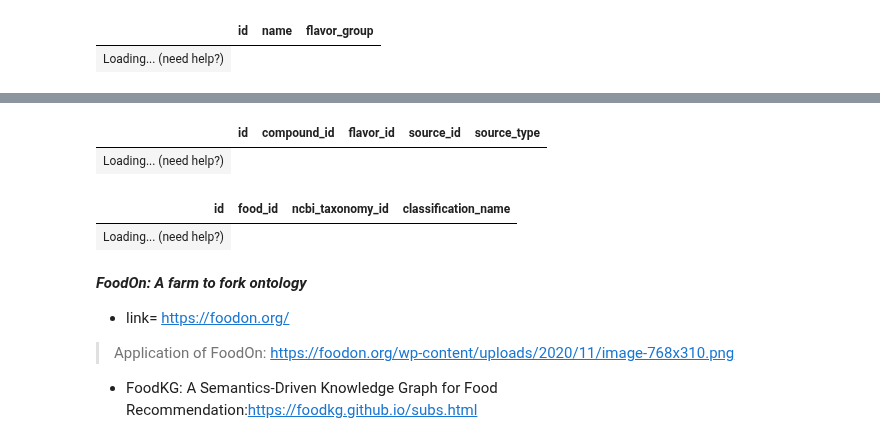
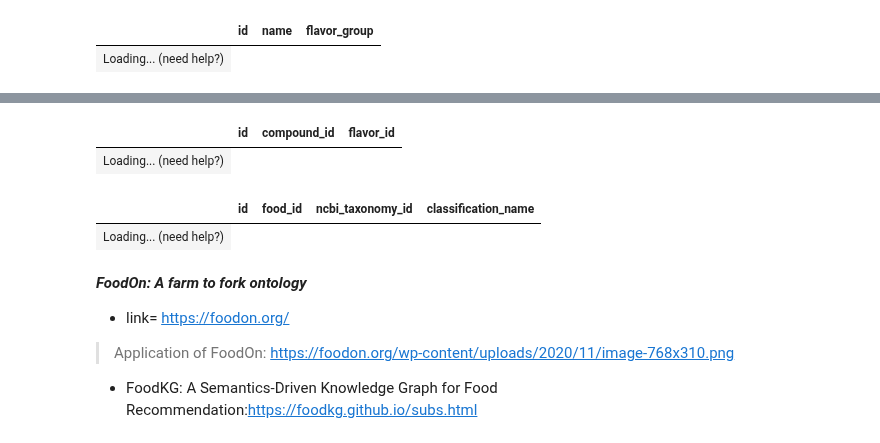
Before and after one commit to mrchapagain/ConsumerDataAnalytics, a Jupyter notebook: Big_Food_Database.ipynb, the cells around one changed output, grey strips where cells are left out. Cells and saved outputs as stored; diff of their text form; code cells hidden in the pictures.

```diff
--- a/Big_Food_Database.ipynb
+++ b/Big_Food_Database.ipynb
@@ -199,9 +199,9 @@ for chunk in chunks:
 # %%
 file_link="/content/foodb_2020_04_07_json/CompoundsFlavor.json"
 
-chunks = pd.read_json(file_link, lines=True, chunksize= 55555)
+chunks = pd.read_json(file_link, lines=True, chunksize= 5555555)
 for chunk in chunks:
-    a= chunk#[chunk.name== "grape"]
-    display(a[["id", "compound_id", "flavor_id", "source_id", "source_type"]])
+    a= chunk[chunk.flavor_id== 77]
+    display(a[["id", "compound_id", "flavor_id"]])
     break
 # %% [output]
@@ -209,15 +208,15 @@ WARNING:itables.downsample:showing 1638x5 of 11775x5 as nbytes=471000>65536=maxB
-|  | id | compound_id | flavor_id | source_id | source_type |
+|  | id | compound_id | flavor_id |
 | Loading... (need help?) |
 # %%
 file_link="/content/foodb_2020_04_07_json/FoodTaxonomy.json"
 
-chunks = pd.read_json(file_link, lines=True, chunksize= 558555)
+chunks = pd.read_json(file_link, lines=True, chunksize= 55555)
 for chunk in chunks:
-    a= chunk#[chunk.name== "grape"]
+    a= chunk[chunk.ncbi_taxonomy_id==3603]
     display(a[["id", "food_id", "ncbi_taxonomy_id", "classification_name"]])
     break
 # %% [output]
-| id | food_id | ncbi_taxonomy_id | classification_name |
+|  | id | food_id | ncbi_taxonomy_id | classification_name |
 | Loading... (need help?) |
 # %% [markdown]
 ***FoodOn: A farm to fork ontology***
```
Also changed, not shown: parts of 1 cell of this notebook.
